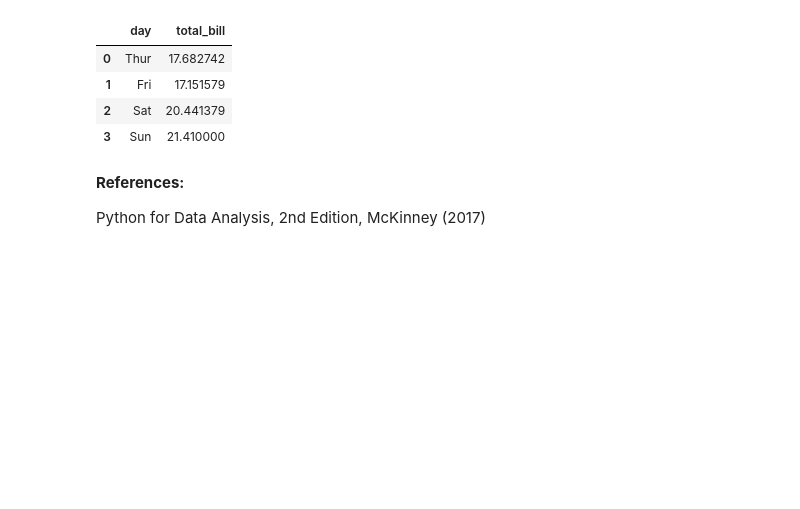
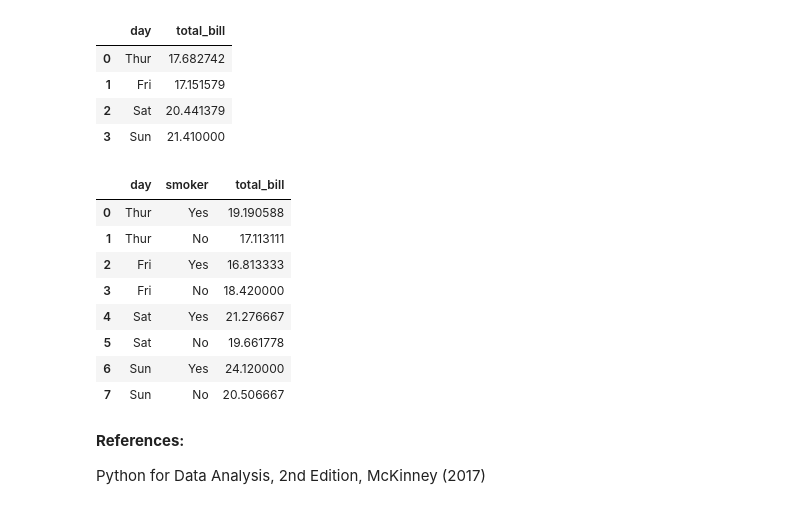
Before and after one commit to bryanblackbee/ds-learning-journey, a Jupyter notebook: jupyter_notebook/topics/data-analysis-with-python/chap-10-2-Data-Aggregation.ipynb, the cells around one changed output. Cells and saved outputs as stored; diff of their text form; code cells hidden in the pictures; blank space fills up the shorter version.

```diff
--- a/jupyter_notebook/topics/data-analysis-with-python/chap-10-2-Data-Aggregation.ipynb
+++ b/jupyter_notebook/topics/data-analysis-with-python/chap-10-2-Data-Aggregation.ipynb
@@ -256,6 +256,19 @@ Name: total_bill, dtype: float64
 | 1 | Fri | 17.151579 |
 | 2 | Sat | 20.441379 |
 | 3 | Sun | 21.410000 |
+# %%
+# This applies to multiple grouping keys too.
+display(tips_df.groupby(['day', 'smoker'], as_index=False)['total_bill'].mean())
+# %% [output]
+|  | day | smoker | total_bill |
+| 0 | Thur | Yes | 19.190588 |
+| 1 | Thur | No | 17.113111 |
+| 2 | Fri | Yes | 16.813333 |
+| 3 | Fri | No | 18.420000 |
+| 4 | Sat | Yes | 21.276667 |
+| 5 | Sat | No | 19.661778 |
+| 6 | Sun | Yes | 24.120000 |
+| 7 | Sun | No | 20.506667 |
 # %% [markdown]
 **References:**
 
```
Also changed, not shown: 4 other files.
